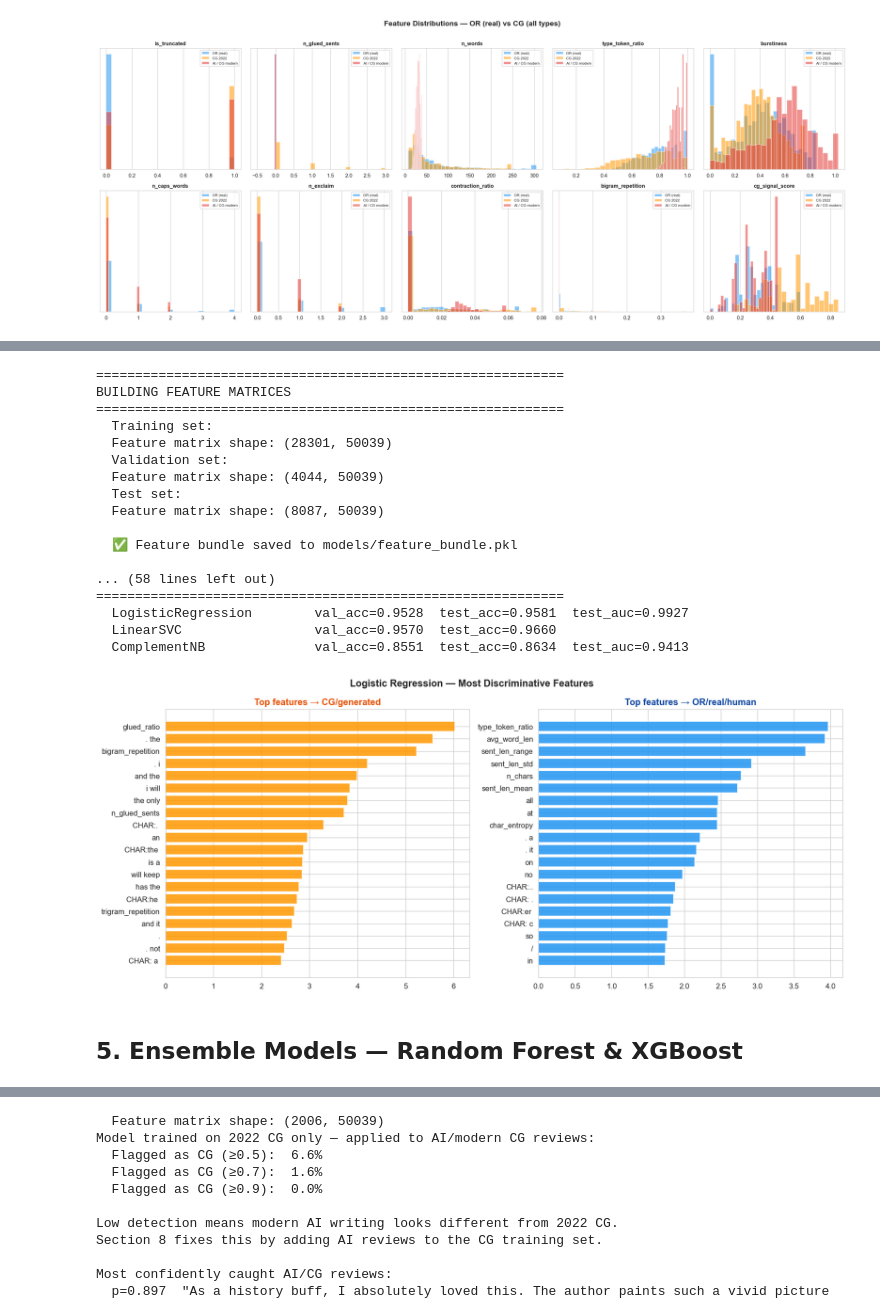
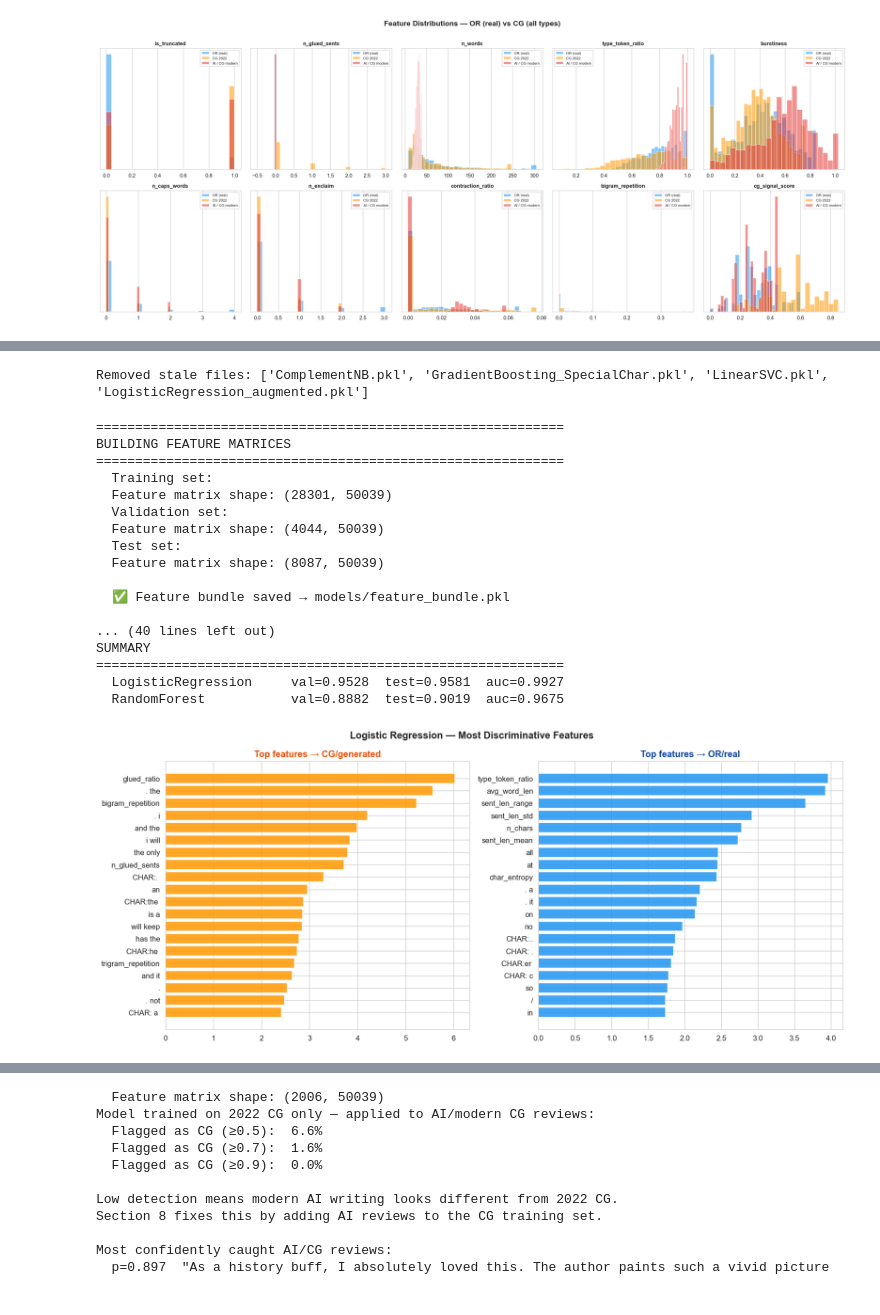
Before and after one commit to sithinontec/DS_Year2, a Jupyter notebook: notebook.ipynb, the cells around one changed output, grey strips where cells are left out. Drawn from its saved outputs; the diff is of its cells as text; code cells hidden in the pictures.

Commit message:
Remove deep learning and remove some model.

```diff
--- a/notebook.ipynb
+++ b/notebook.ipynb
@@ -293,8 +290,30 @@ The feature matrix is a `FeatureUnion` of:
+# %%
+import os, glob
+
+# Remove stale .pkl files from previous training runs before retraining.
+# Keeps only the two expected models + the feature bundle.
+keep = {'feature_bundle.pkl', 'LogisticRegression.pkl', 'RandomForest.pkl',
+        'RandomForest_scaler.pkl', 'RandomForest_extractor.pkl'}
+removed = []
+for f in glob.glob('models/*.pkl'):
+    if os.path.basename(f) not in keep:
+        os.remove(f)
+        removed.append(os.path.basename(f))
+if removed:
+    print(f'Removed stale files: {removed}')
+else:
+    print('models/ is clean — no stale files found')
+# %% [output]
+Removed stale files: ['ComplementNB.pkl', 'GradientBoosting_SpecialChar.pkl', 'LinearSVC.pkl', 'LogisticRegression_augmented.pkl']
 # %%
-from src.train_classical import train_classical_models
+try:
+    from src.train_classical import train_models
+except ImportError:
+    # Older version of train_classical.py uses train_classical_models
+    from src.train_classical import train_classical_models as train_models
 
 os.makedirs('models', exist_ok=True)
-classical_results, bundle = train_classical_models(splits, save_dir='models')
+results, bundle = train_models(splits, save_dir='models')
 # %% [output]
 ============================================================
 BUILDING FEATURE MATRICES
@@ -306,47 +325,42 @@ BUILDING FEATURE MATRICES
   Test set:
   Feature matrix shape: (8087, 50039)
 
-  ✅ Feature bundle saved to models/feature_bundle.pkl
+  ✅ Feature bundle saved → models/feature_bundle.pkl
 
-... (58 lines left out)
+... (40 lines left out)
+SUMMARY
 ============================================================
-  LogisticRegression        val_acc=0.9528  test_acc=0.9581  test_auc=0.9927
-  LinearSVC                 val_acc=0.9570  test_acc=0.9660
-  ComplementNB              val_acc=0.8551  test_acc=0.8634  test_auc=0.9413
+  LogisticRegression     val=0.9528  test=0.9581  auc=0.9927
+  RandomForest           val=0.8882  test=0.9019  auc=0.9675
 # %%
-# Visualise top discriminative features from Logistic Regression
+# Top discriminative features from Logistic Regression
 import joblib
 from src.train_classical import build_feature_matrix
 
 lr_model = joblib.load('models/LogisticRegression.pkl')
 tfidf_w  = bundle['tfidf_word']
 tfidf_c  = bundle['tfidf_char']
 sp_trans = bundle['special_transformer']
 
 all_feats = (
     list(tfidf_w.get_feature_names_out()) +
     [f'CHAR:{f}' for f in tfidf_c.get_feature_names_out()] +
     list(sp_trans.get_feature_names_out())
 )
 
-coef      = lr_model.coef_[0]
-top_cg    = np.argsort(coef)[-20:][::-1]
-top_real  = np.argsort(coef)[:20]
+coef     = lr_model.coef_[0]
+top_cg   = np.argsort(coef)[-20:][::-1]
+top_real = np.argsort(coef)[:20]
 
 fig, (ax1, ax2) = plt.subplots(1, 2, figsize=(14, 6))
-
-ax1.barh([all_feats[i][:35] for i in top_cg], coef[top_cg], color='#FF9800', alpha=0.85)
+ax1.barh([all_feats[i][:35] for i in top_cg],   coef[top_cg],            color='#FF9800', alpha=0.85)
 ax1.set_title('Top features → CG/generated', fontweight='bold', color='#E65100')
 ax1.invert_yaxis()
-
-ax2.barh([all_feats[i][:35] for i in top_real], np.abs(coef[top_real]), color='#2196F3', alpha=0.85)
-ax2.set_title('Top features → OR/real/human', fontweight='bold', color='#0D47A1')
+ax2.barh([all_feats[i][:35] for i in top_real], np.abs(coef[top_real]),   color='#2196F3', alpha=0.85)
+ax2.set_title('Top features → OR/real',       fontweight='bold', color='#0D47A1')
 ax2.invert_yaxis()
-
 plt.suptitle('Logistic Regression — Most Discriminative Features', fontsize=13, fontweight='bold')
 plt.tight_layout()
 plt.show()
 # %% [output]
-[figure, old version]
+[figure, new version]
-# %% [markdown]
-## 5. Ensemble Models — Random Forest & XGBoost
```
Also changed, not shown: parts of 10 cells of this notebook, 12 other files.
